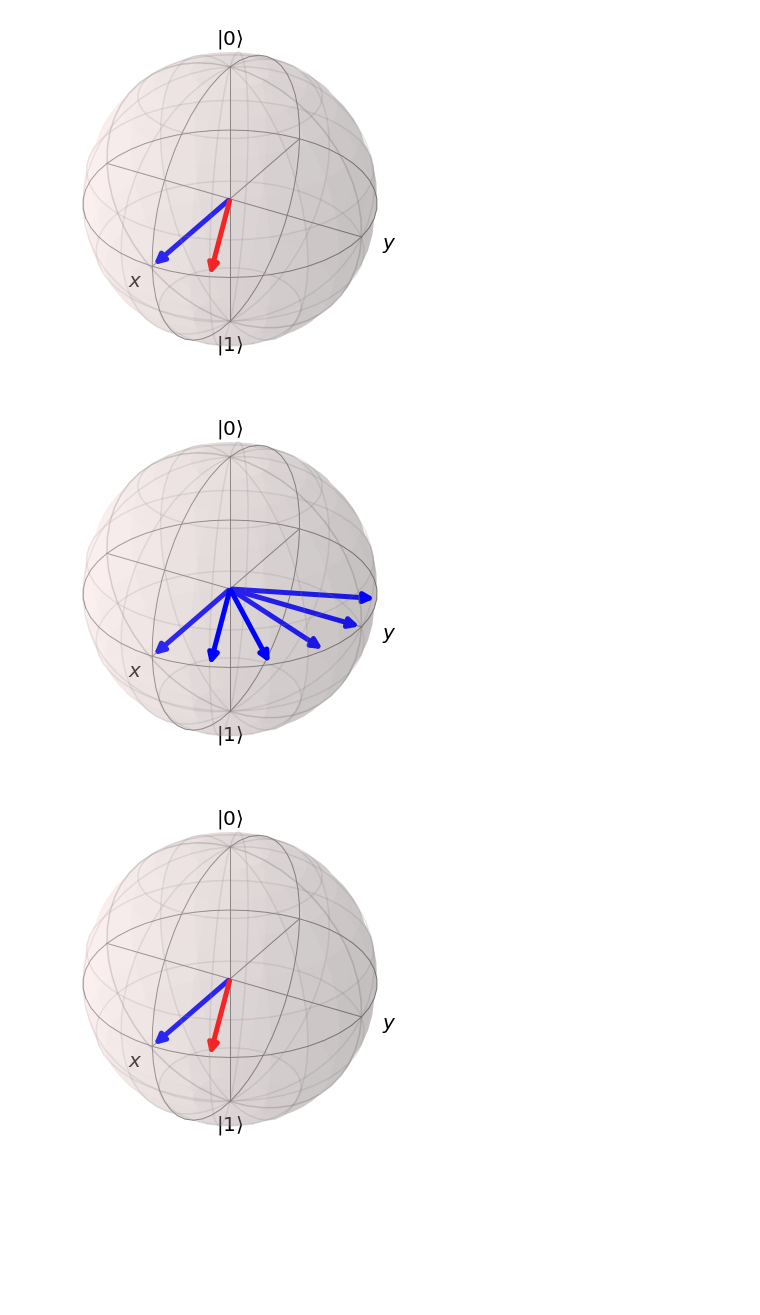
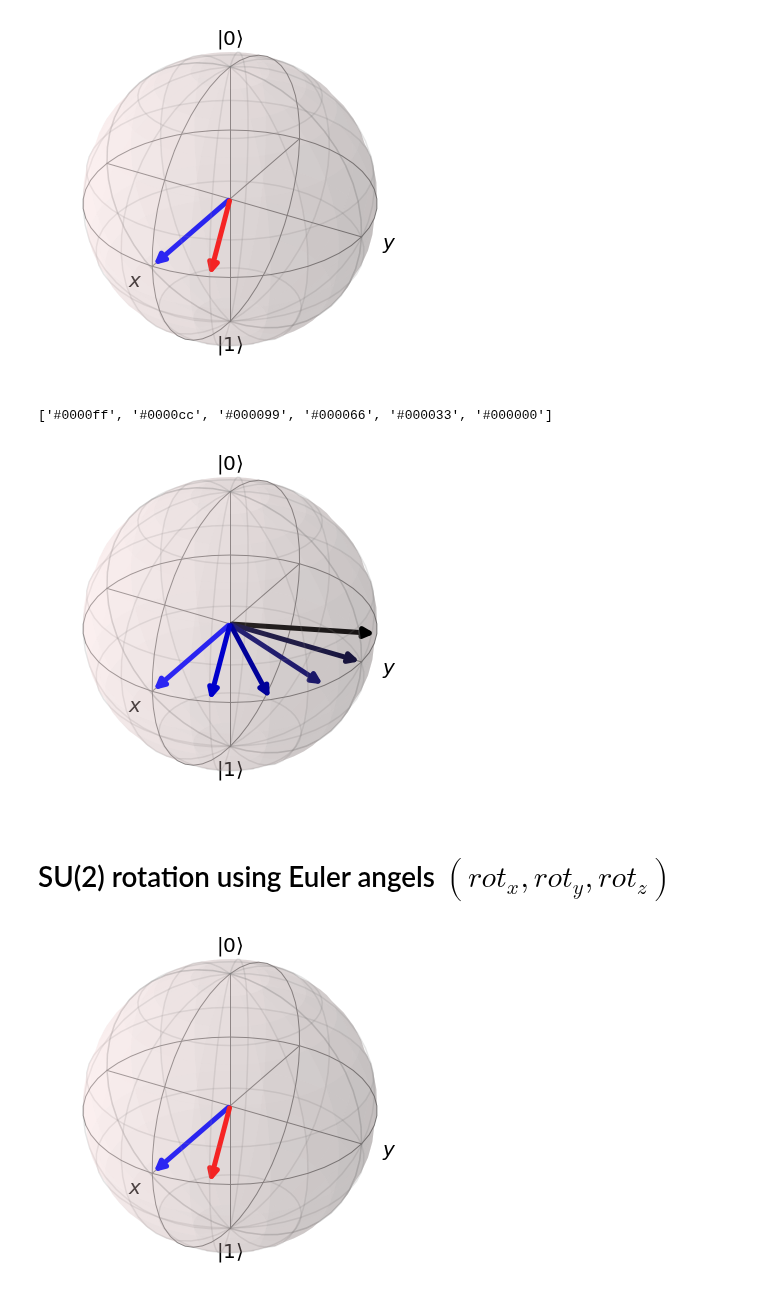
Before and after one commit to Sultanow/quantum, a Jupyter notebook: bloch_sphere/rotate_su2_qiskit_eldar-sultanow.ipynb, the cells around one changed output. Cells and saved outputs as stored; diff of their text form; code cells hidden in the pictures; blank space fills up the shorter version.

```diff
--- a/bloch_sphere/rotate_su2_qiskit_eldar-sultanow.ipynb
+++ b/bloch_sphere/rotate_su2_qiskit_eldar-sultanow.ipynb
@@ -114,3 +66,21 @@ def extract_angles(M_q_rotated):
     temp = temp/np.sin(θ_rotated)
     ϕ_rotated = np.arccos(temp)
     return (ϕ_rotated, θ_rotated)
+# %%
+def get_gradient_colors(rgb, n):
+    red=rgb[0]
+    yel=rgb[1]
+    blu=rgb[2]
+    result = [colors.to_hex([red,yel,blu])]
+    cr = red/n
+    cy = yel/n
+    cb = blu/n
+    for i in range(n):
+        if(red!=0):
+            red -= cr
+        if(yel!=0):
+            yel -= cy
+        if(blu!=0):
+            blu -= cb
+        result.append(colors.to_hex([red,yel,blu]))
+    return result
@@ -149,28 +121,32 @@ _bloch.render()
 # %%
 # perform multiple rotation:
 rot_angle = pi/8
 
 n = [0, 0, 1]
 
 start_vec = [1, 0, 0]
 
 num_iterations = 5
 _bloch = Bloch()
-_bloch.vector_color = ['blue'] * num_iterations
+#_bloch.vector_color = ['blue'] * num_iterations
+_bloch.vector_color = get_gradient_colors([0, 0, 1], num_iterations)
 
 sv = []
 vec = start_vec
 sv.append(vec)
 for i in range(num_iterations):
     M_q_rotated = rn_su2(vec, rot_angle, n)
     (ϕ_rotated, θ_rotated) = extract_angles(M_q_rotated)
     vec = np.array(to_cartesian([1, ϕ_rotated, θ_rotated]))
     sv.append(vec)
 
 _bloch.add_vectors(sv)
 _bloch.render()
 # %% [output]
+['#0000ff', '#0000cc', '#000099', '#000066', '#000033', '#000000']
-[figure, old version]
+[figure, new version]
+# %% [markdown]
+# SU(2) rotation using Euler angels $(rot_x,rot_y,rot_z)$
 # %%
 # perform a single rotation:
 rot_x = 0
```
Also changed, not shown: parts of 8 cells of this notebook.
